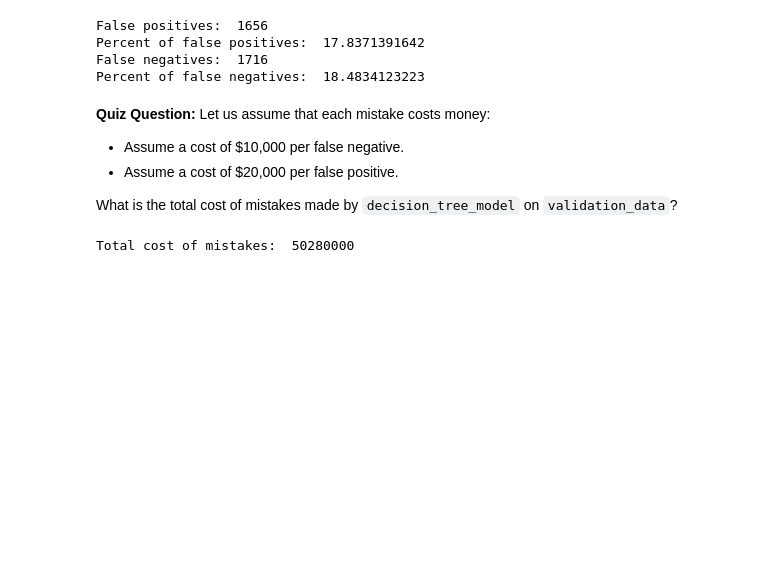
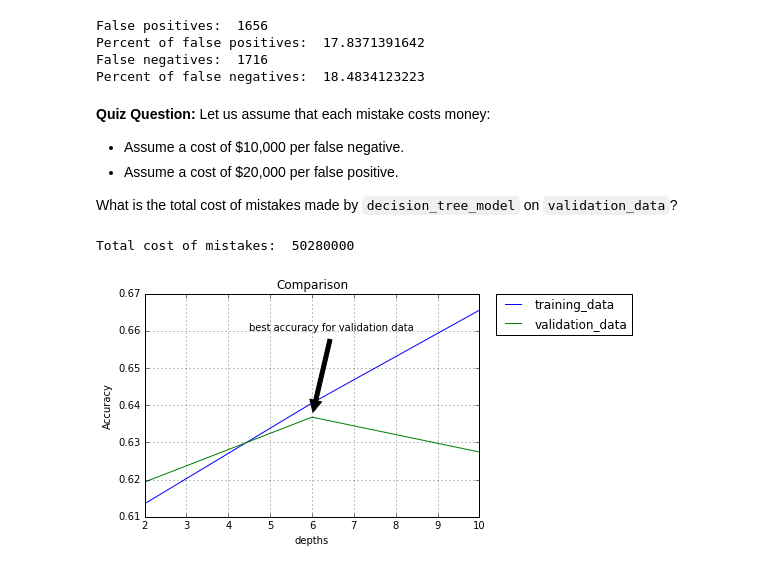
Before and after one commit to Incredibleea/pythonic-iconic, a Jupyter notebook: Classification Advanced - Decision Tree/module-5-decision-tree-assignment-1-blank.ipynb, the cells around one changed output. Cells and saved outputs as stored; diff of their text form; code cells hidden in the pictures; blank space fills up the shorter version.

```diff
--- a/Classification Advanced - Decision Tree/module-5-decision-tree-assignment-1-blank.ipynb
+++ b/Classification Advanced - Decision Tree/module-5-decision-tree-assignment-1-blank.ipynb
@@ -449,3 +471,7 @@ print big_model.evaluate(validation_data)['accuracy']
+# %%
+train_val = [small_model.evaluate(train_data)['accuracy'], decision_tree_model.evaluate(train_data)['accuracy'], big_model.evaluate(train_data)['accuracy']]
+validation_val = [small_model.evaluate(validation_data)['accuracy'], decision_tree_model.evaluate(validation_data)['accuracy'], big_model.evaluate(validation_data)['accuracy']]
+loans_val = [small_model.evaluate(loans)['accuracy'], decision_tree_model.evaluate(loans)['accuracy'], big_model.evaluate(loans)['accuracy']]
 # %% [markdown]
 **Checkpoint:** We should see that **big_model** has even better performance on the training set than **decision_tree_model** did on the training set.
 # %% [markdown]
@@ -504,3 +530,23 @@ What is the total cost of mistakes made by `decision_tree_model` on `validation_
 print "Total cost of mistakes: ", false_positives_number * 20000 + false_negatives_number * 10000
 # %% [output]
 Total cost of mistakes:  50280000
+# %%
+import matplotlib
+import numpy as np
+import matplotlib.pyplot as plt
+%matplotlib inline
+
+depths = [2,6,10]
+plt.plot(depths, train_val, label="training_data")
+plt.plot(depths, validation_val, label="validation_data")
+plt.xlabel('depths')
+plt.ylabel('Accuracy')
+plt.title('Comparison')
+plt.legend(bbox_to_anchor=(1.05, 1), loc=2, borderaxespad=0.)
+plt.grid()
+plt.annotate('best accuracy for validation data', xy=(6, 0.637), xytext=(4.5, 0.66),
+            arrowprops=dict(facecolor='black', shrink=0.05),
+            )
+plt.show()
+# %% [output]
+[figure, added]
```
Also changed, not shown: parts of 16 cells of this notebook, 1 other file.
